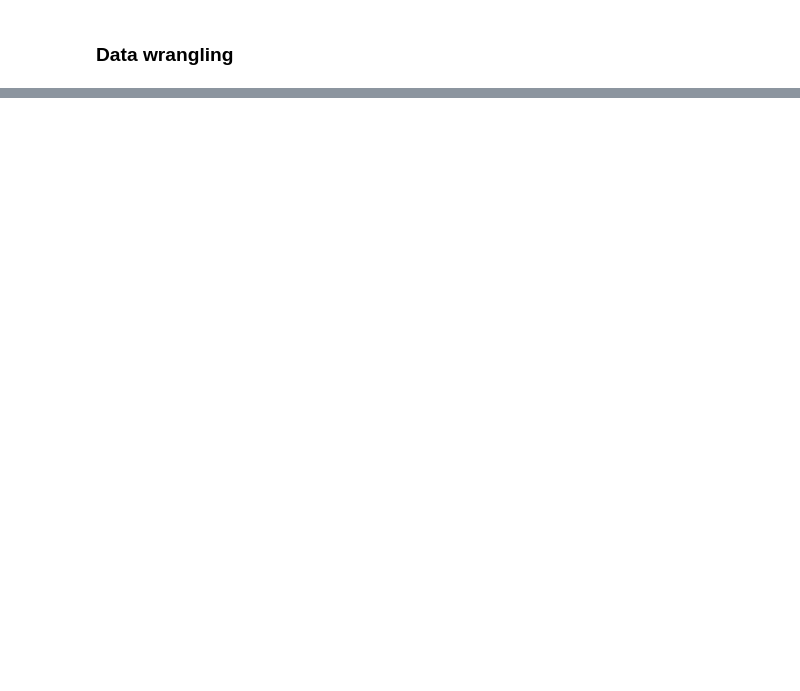
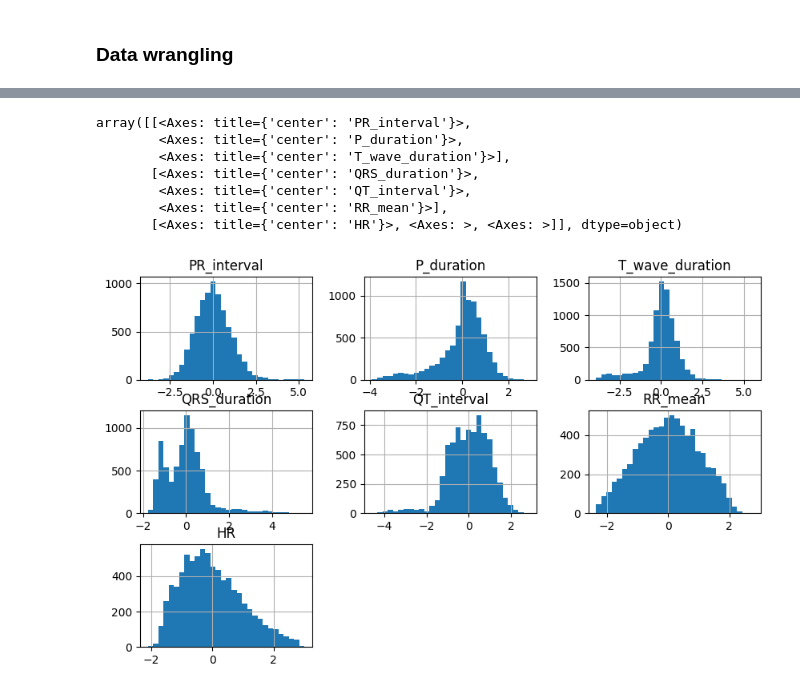
Before and after one commit to rgz-Cristian/ECG-Sex, a Jupyter notebook: nb/Preprocessing_data.ipynb, the cells around one changed output, grey strips where cells are left out. Saved outputs shown, nothing was run; the diff lists cells and outputs as text; code cells hidden in the pictures; blank space fills up the shorter version.

```diff
--- a/nb/Preprocessing_data.ipynb
+++ b/nb/Preprocessing_data.ipynb
@@ -184,0 +64,10 @@ final_df.to_csv("../data/datasets/df_to_train.csv")
+# %%
+# Clean Nan
+from sklearn.impute import SimpleImputer
+
+imputer = SimpleImputer(strategy='median')
+
+data_clean = X_train.copy()
+
+data_clean.iloc[:, 1:] = imputer.fit_transform(X_train.iloc[:, 1:])
+data_clean.shape
@@ -184,0 +87,5 @@ final_df.to_csv("../data/datasets/df_to_train.csv")
+# %%
+# Escalado en métrica de duración e intervalos
+
+std_features = data_clean.loc[: ,['PR_interval', 'P_duration', 'T_wave_duration', 'QRS_duration', 'QT_interval', 'RR_mean', 'HR']]
+std_features.head()
@@ -184,0 +111,8 @@ final_df.to_csv("../data/datasets/df_to_train.csv")
+# %%
+
+std_features_scl = std_features.copy()
+
+scaler_std = StandardScaler()
+
+std_features_scl = scaler_std.fit_transform(std_features)
+std_features_scl[:5, :]
@@ -184,0 +130,13 @@ final_df.to_csv("../data/datasets/df_to_train.csv")
+# %%
+features_duration_scl = pd.DataFrame(std_features_scl, columns=std_features.columns)
+# %%
+features_duration_scl.hist(figsize=(10, 6), bins=30)
+# %% [output]
+array([[<Axes: title={'center': 'PR_interval'}>,
+        <Axes: title={'center': 'P_duration'}>,
+        <Axes: title={'center': 'T_wave_duration'}>],
+       [<Axes: title={'center': 'QRS_duration'}>,
+        <Axes: title={'center': 'QT_interval'}>,
+        <Axes: title={'center': 'RR_mean'}>],
+       [<Axes: title={'center': 'HR'}>, <Axes: >, <Axes: >]], dtype=object)
+[figure, added]
```
Also changed, not shown: parts of 45 cells of this notebook, 13 other files.
